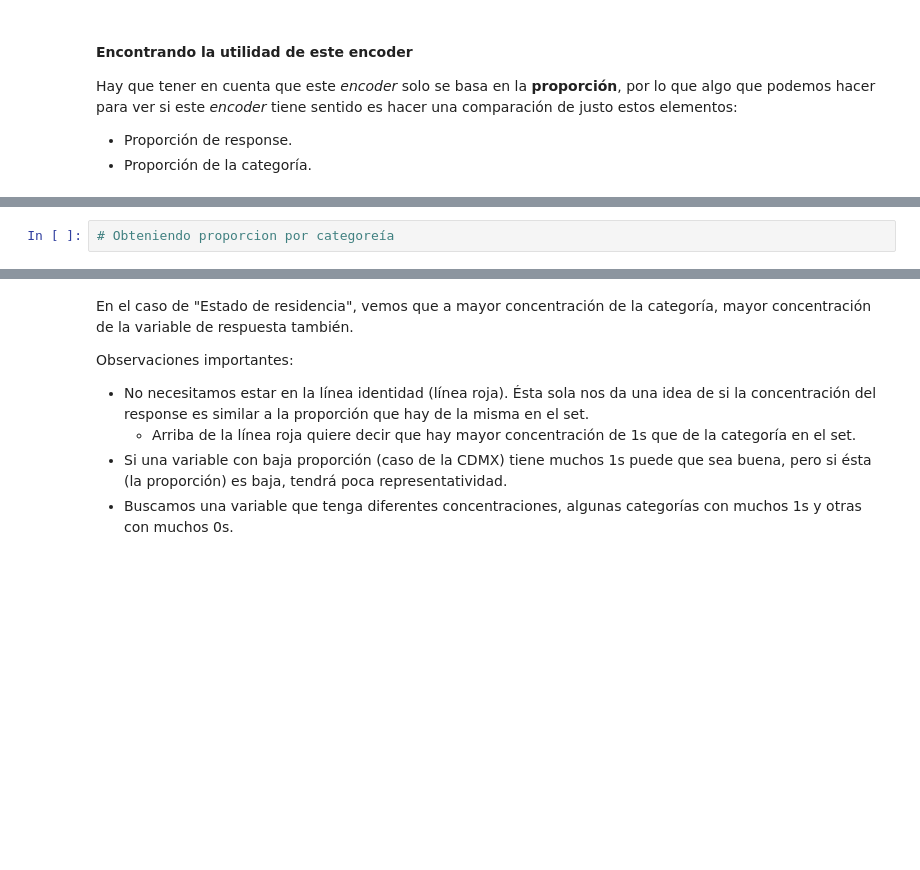
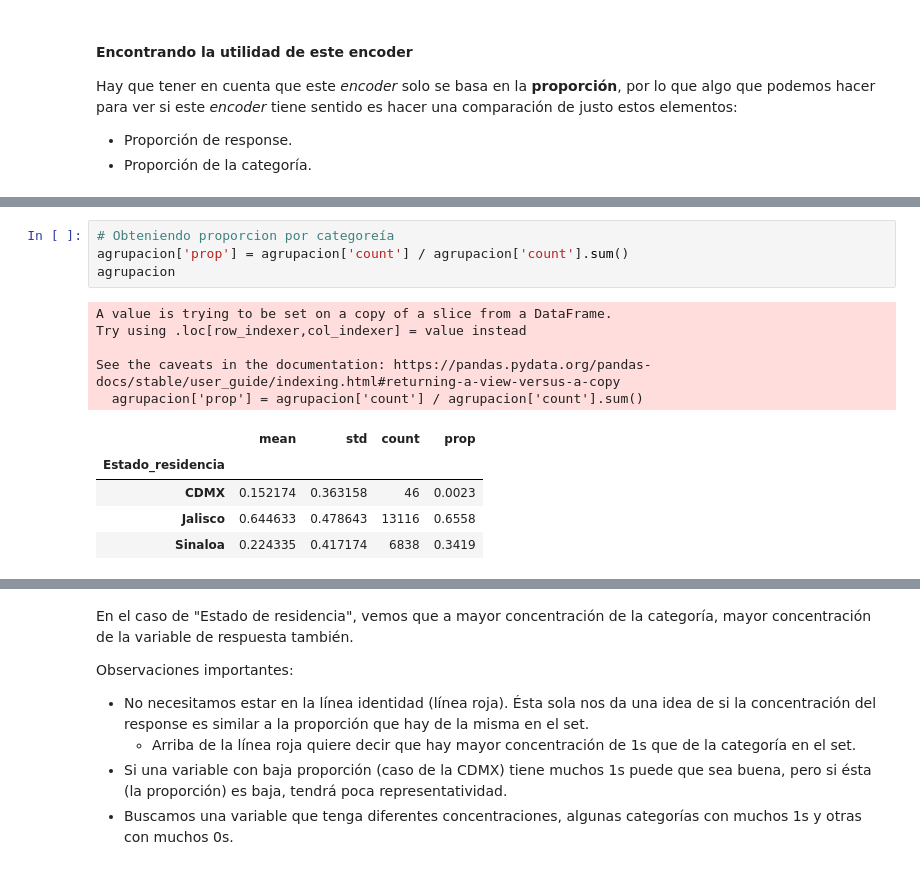
Before and after one commit to HectorH06/Data-Proc-Lab, a Jupyter notebook: Material/clase_[12, 1]_012021.ipynb, the cells around one changed output, grey strips where cells are left out. Cells and saved outputs as stored; diff of their text form; blank space fills up the shorter version.

```diff
--- a/Material/clase_[12, 1]_012021.ipynb
+++ b/Material/clase_[12, 1]_012021.ipynb
@@ -78,4 +95,17 @@ Hay que tener en cuenta que este _encoder_ solo se basa en la **proporción**, p
 # %%
 # Obteniendo proporcion por categoreía
+agrupacion['prop'] = agrupacion['count'] / agrupacion['count'].sum()
+agrupacion
+# %% [output]
+A value is trying to be set on a copy of a slice from a DataFrame.
+Try using .loc[row_indexer,col_indexer] = value instead
+
+See the caveats in the documentation: https://pandas.pydata.org/pandas-docs/stable/user_guide/indexing.html#returning-a-view-versus-a-copy
+  agrupacion['prop'] = agrupacion['count'] / agrupacion['count'].sum()
+|  | mean | std | count | prop |
+| Estado_residencia |  |  |  |  |
+| CDMX | 0.152174 | 0.363158 | 46 | 0.0023 |
+| Jalisco | 0.644633 | 0.478643 | 13116 | 0.6558 |
+| Sinaloa | 0.224335 | 0.417174 | 6838 | 0.3419 |
 # %%
 # Ordenemos el DataFrame por proprociones.
```
Also changed, not shown: parts of 10 cells of this notebook.
